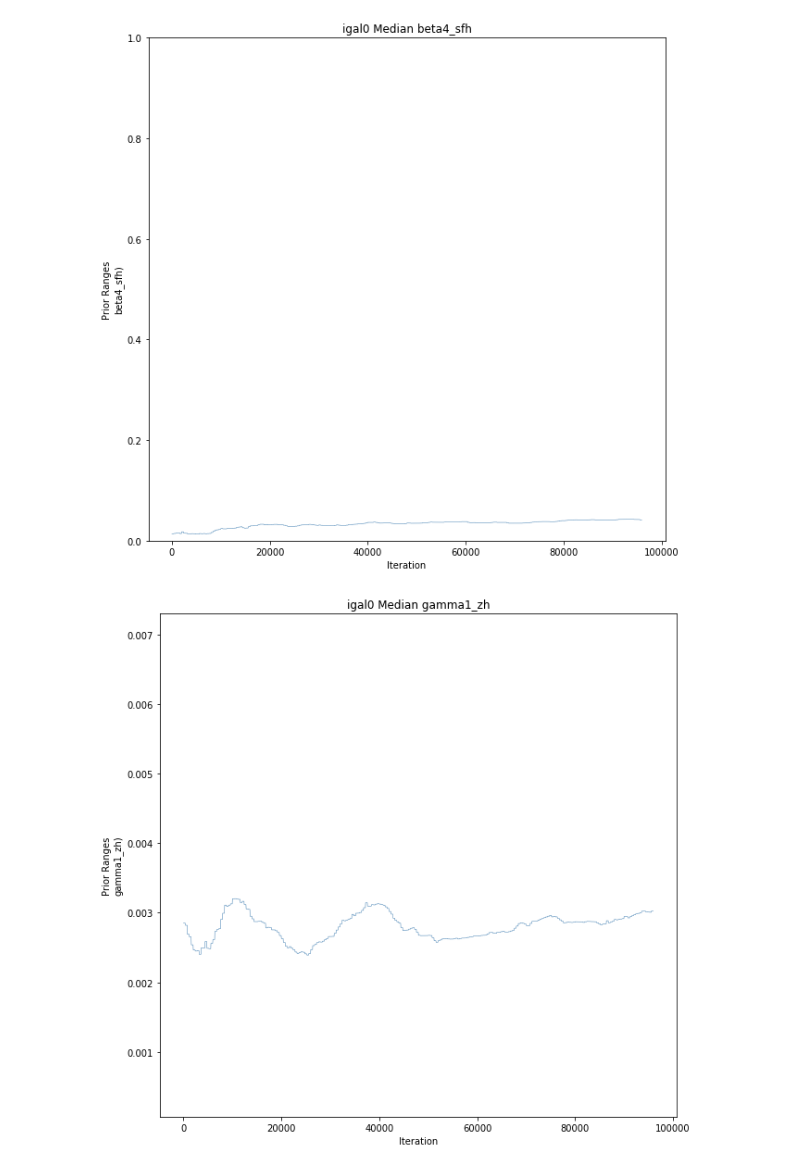
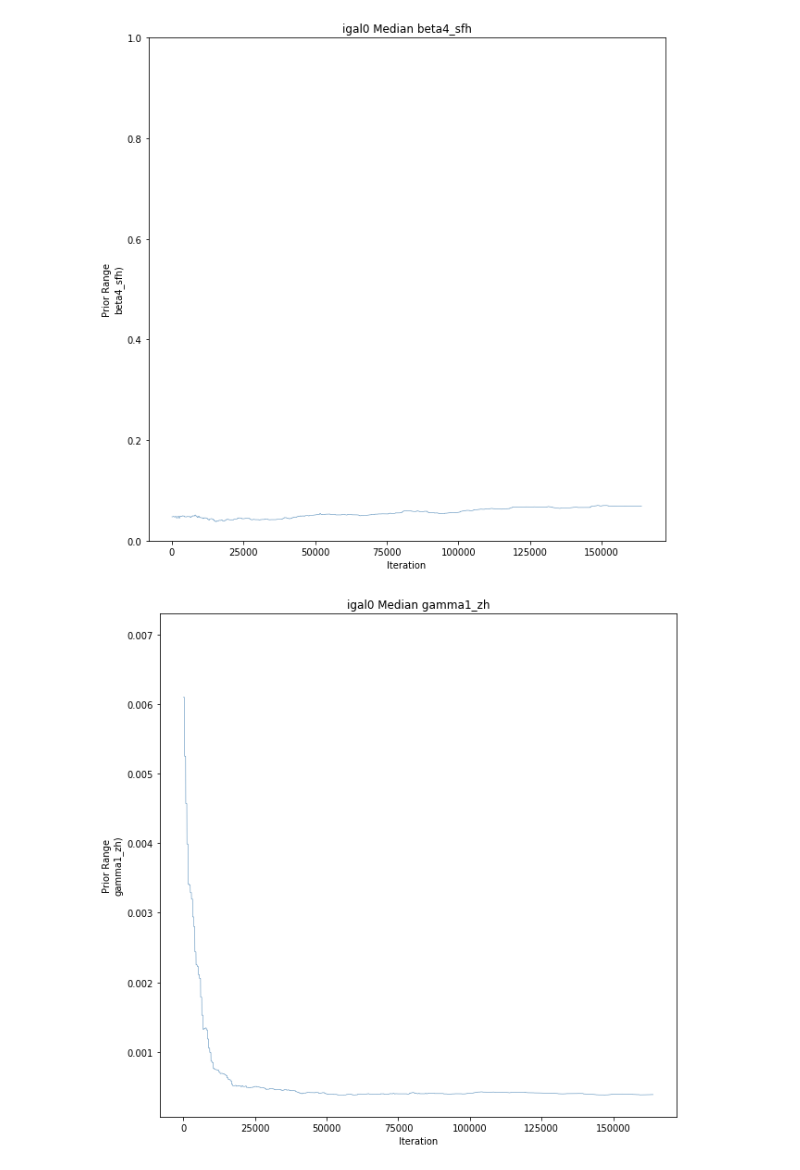
Before and after one commit to kgb0255/GQPMC_v3_JAMES, a Jupyter notebook: other_params.ipynb, the cells around one changed output. Saved outputs shown, nothing was run; the diff lists cells and outputs as text; code cells hidden in the pictures.

```diff
--- a/other_params.ipynb
+++ b/other_params.ipynb
@@ -140,14 +140,19 @@ class plotter():
         print(med)
         return med
 # %%
+param_medians = {}
+#keys: parameters
+#values: medians
 for i in range(97):
     for param_idx in range(8):
-        obj = plotter(40,f'/Users/jameskwon/Documents/Research/Data/gqp_mc/mini_mocha/ispeculator/james/lgal.photo.noise_legacy.emulator.{i}.mcmc.hdf5',i)
+        obj = plotter(40,f'/Users/jameskwon/Documents/Research/Data/gqp_mc/mini_mocha/ispeculator/james/lgal.specphoto.noise_bgs0_legacy.emulator.{i}.mcmc.hdf5',i)
         obj.plot_total_median(param_idx, True,10)
 #         obj.plot_walker_median(param_idx,thin = 1)
 #         obj.plot_raw(param_idx)
-    #     obj.report_median(0,True)
-    #     plt.show()
+#         obj.report_median(0,True)
+        plt.savefig(f'{param_idx}.pdf', format = 'pdf')
+        plt.show()
+
     if i == 0:
         break
 # %% [output]
@@ -158,2 +163,2 @@ for i in range(97):
-[figure, old version]
+[figure, new version]
-[figure, old version]
+[figure, new version]
```
Also changed, not shown: parts of 1 cell of this notebook.
